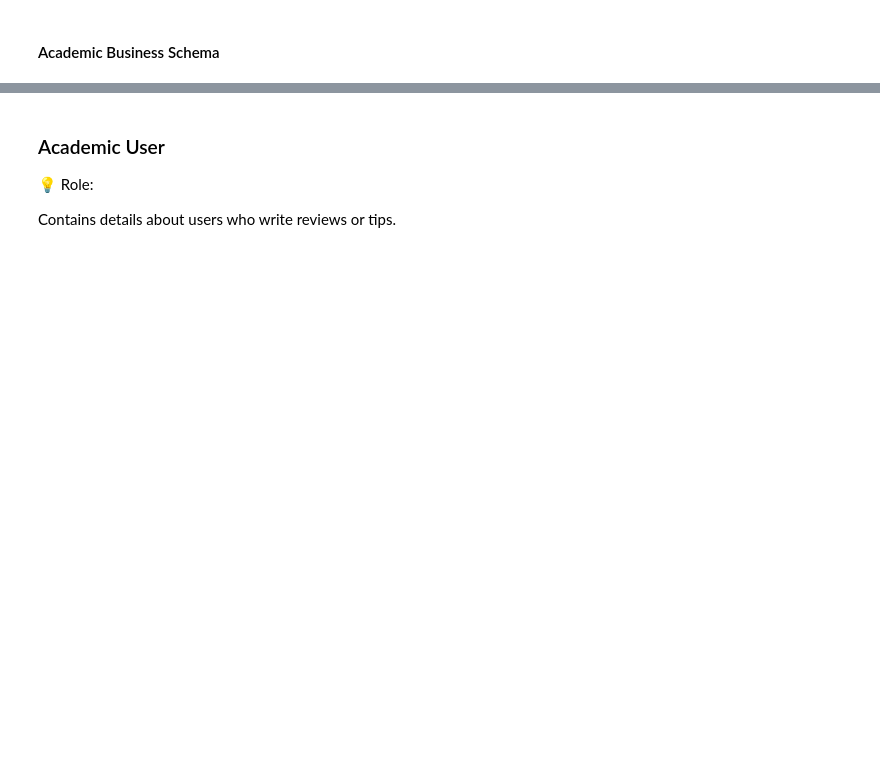
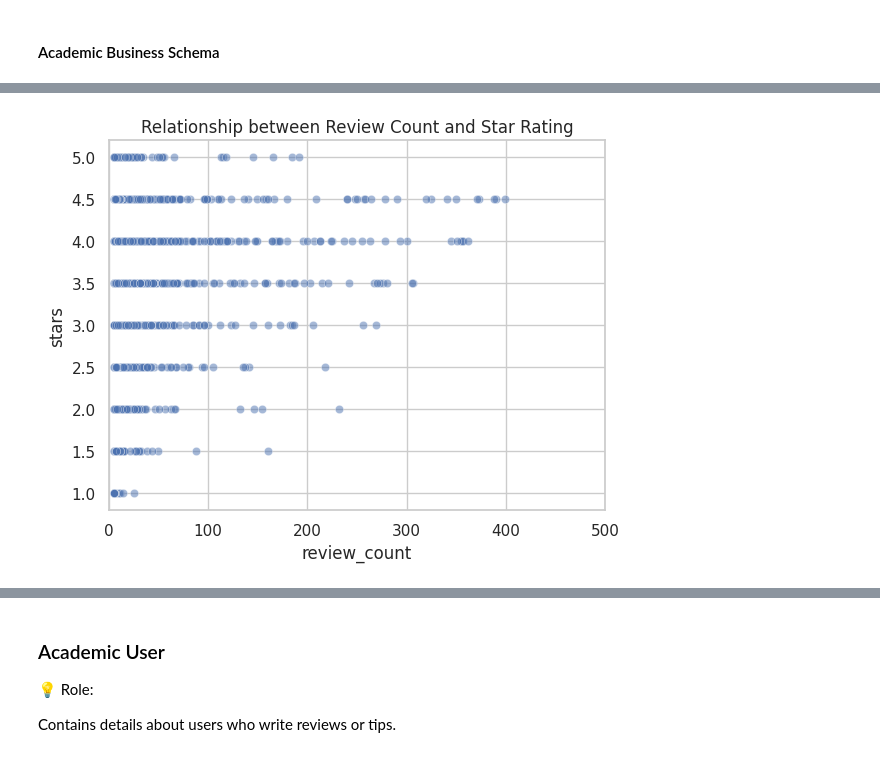
Before and after one commit to lovecrushfamily/Yelp_Reviews_Analysis, a Jupyter notebook: Untitled.ipynb, the cells around one changed output, grey strips where cells are left out. Saved outputs shown, nothing was run; the diff lists cells and outputs as text; code cells hidden in the pictures; blank space fills up the shorter version.

```diff
--- a/Untitled.ipynb
+++ b/Untitled.ipynb
@@ -49,7 +49,7 @@ Attribues of review table are as following:
 from pyspark.sql import SparkSession
 
 spark = SparkSession.builder.\
-        appName("SparkDataAnalysis").\
+        appName("YelpDataAnalysis").\
         master("spark://master:7077").\
         getOrCreate()
 
@@ -197,0 +456,12 @@ df_business.select(F.explode(F.col("categories_array")).alias("category")) \
+# %%
+sample_df = df_business.select("stars", "review_count").sample(False, 0.01, 42).toPandas()
+
+import seaborn as sns
+import matplotlib.pyplot as plt
+
+sns.scatterplot(data=sample_df, x="review_count", y="stars", alpha=0.5)
+plt.xlim(0, 500)
+plt.title("Relationship between Review Count and Star Rating")
+plt.show()
+# %% [output]
+[figure, added]
```
Also changed, not shown: parts of 46 cells of this notebook.
